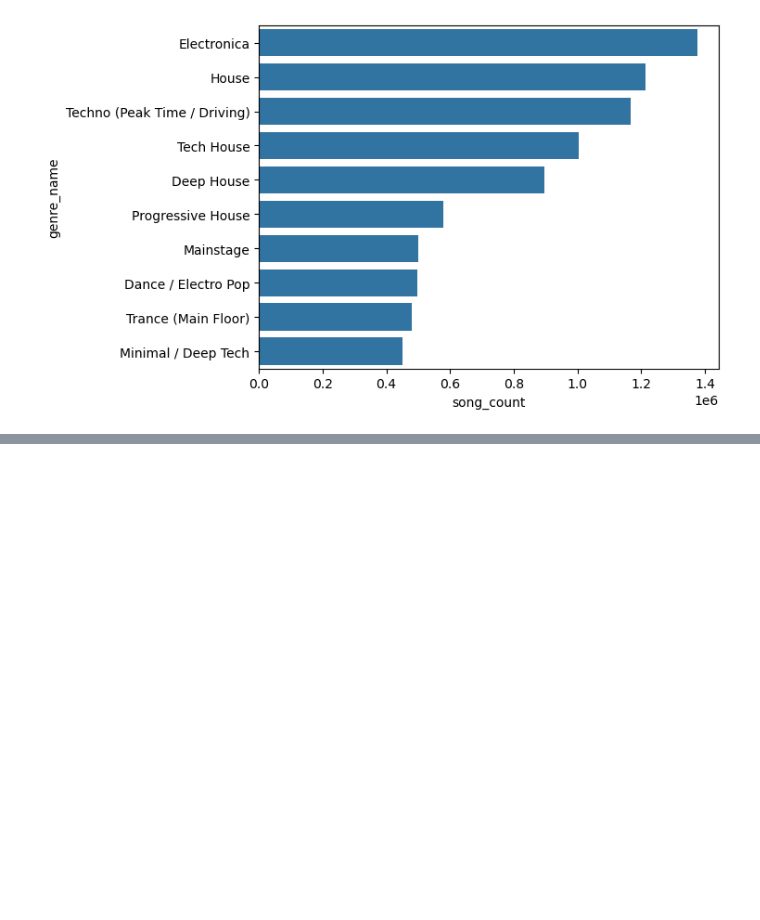
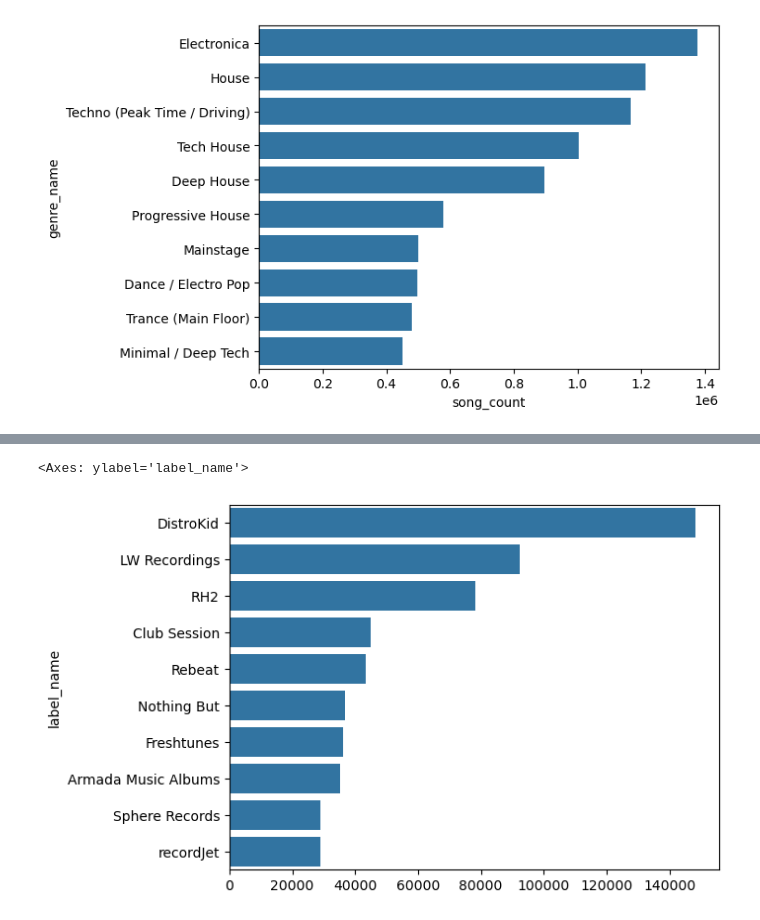
Before and after one commit to DavidS36/Music-Recommender-App, a Jupyter notebook: music data.ipynb, the cells around one changed output, grey strips where cells are left out. Cells and saved outputs as stored; diff of their text form; code cells hidden in the pictures; blank space fills up the shorter version.

```diff
--- a/music data.ipynb
+++ b/music data.ipynb
@@ -162,0 +171,6 @@ sns.barplot(y=Q2['genre_name'], x=Q2['song_count'])
+# %%
+label_counts = Q4['label_name'].value_counts().head(10)
+sns.barplot(y=label_counts.index, x=label_counts.values)
+# %% [output]
+<Axes: ylabel='label_name'>
+[figure, added]
```
Also changed, not shown: parts of 15 cells of this notebook, 1 other file.
